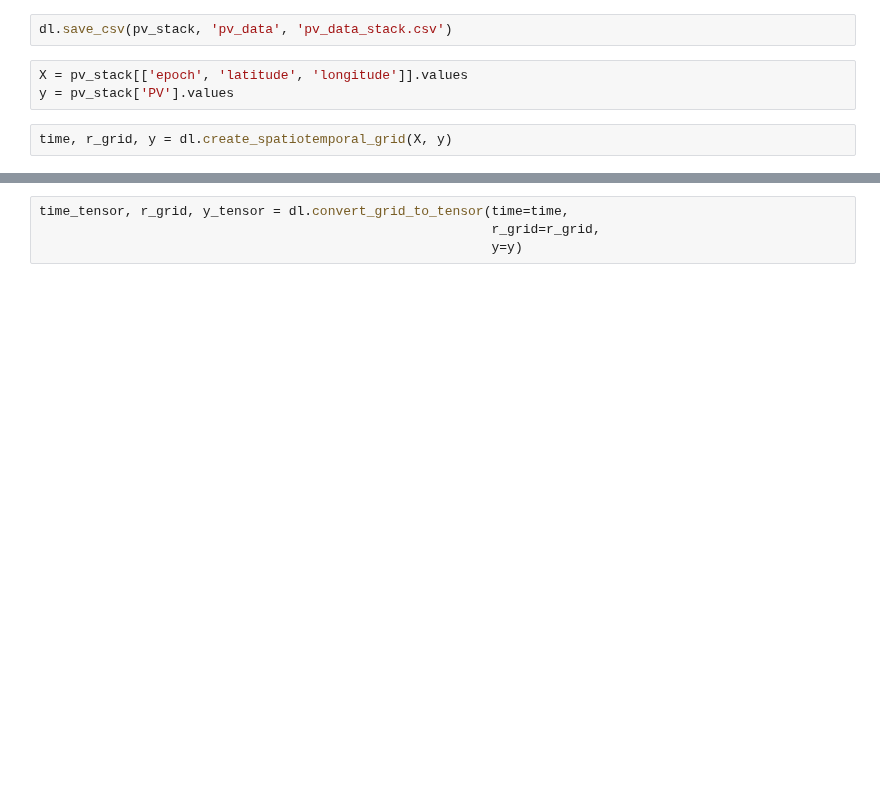
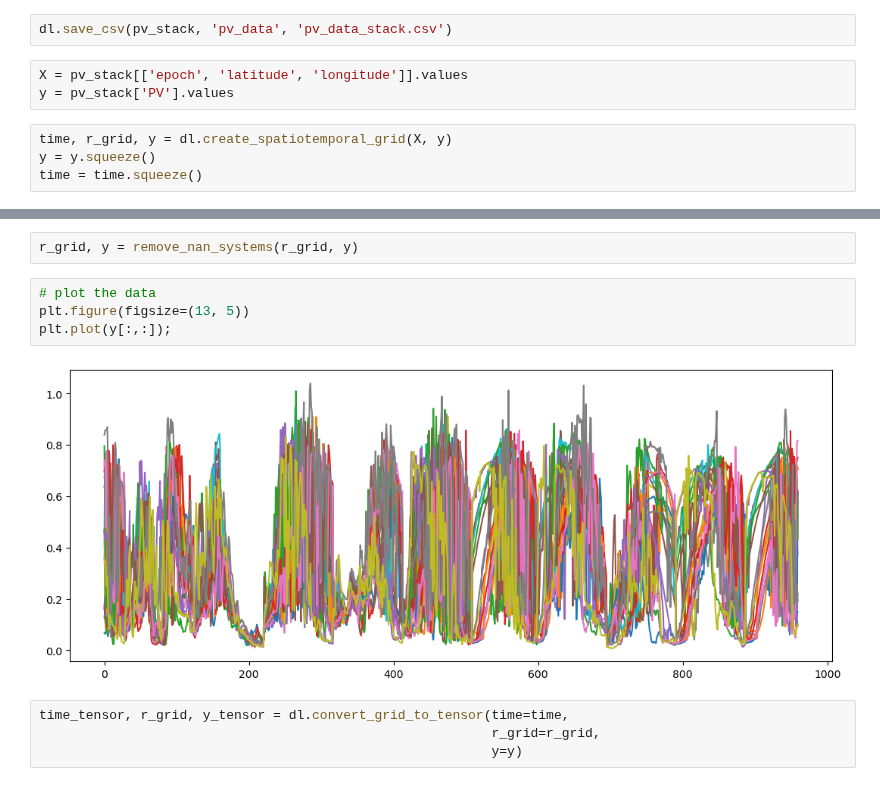
Before and after one commit to eirikbaekkelund/Dissertation, a Jupyter notebook: data_loader.ipynb, the cells around one changed output, grey strips where cells are left out. Drawn from its saved outputs; the diff is of its cells as text; blank space fills up the shorter version.

```diff
--- a/data_loader.ipynb
+++ b/data_loader.ipynb
@@ -101,3 +108,5 @@ X = pv_stack[['epoch', 'latitude', 'longitude']].values
 y = pv_stack['PV'].values
 # %%
 time, r_grid, y = dl.create_spatiotemporal_grid(X, y)
+y = y.squeeze()
+time = time.squeeze()
@@ -114,3 +124,11 @@ ax.set_title(f'PV production for {y.shape[1]} system(s)');
+# %%
+r_grid, y = remove_nan_systems(r_grid, y)
+# %%
+# plot the data
+plt.figure(figsize=(13, 5))
+plt.plot(y[:,:]);
+# %% [output]
+[figure, added]
 # %%
 time_tensor, r_grid, y_tensor = dl.convert_grid_to_tensor(time=time,
                                                           r_grid=r_grid,
```
Also changed, not shown: parts of 19 cells of this notebook, 4 other files.
